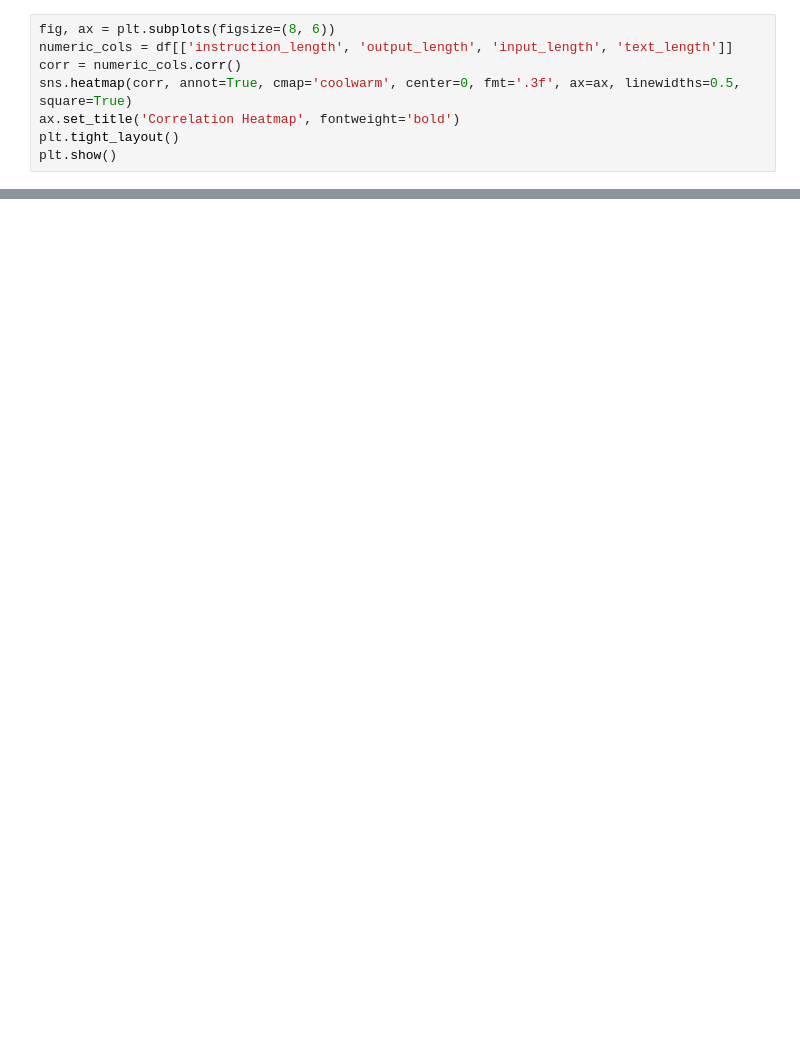
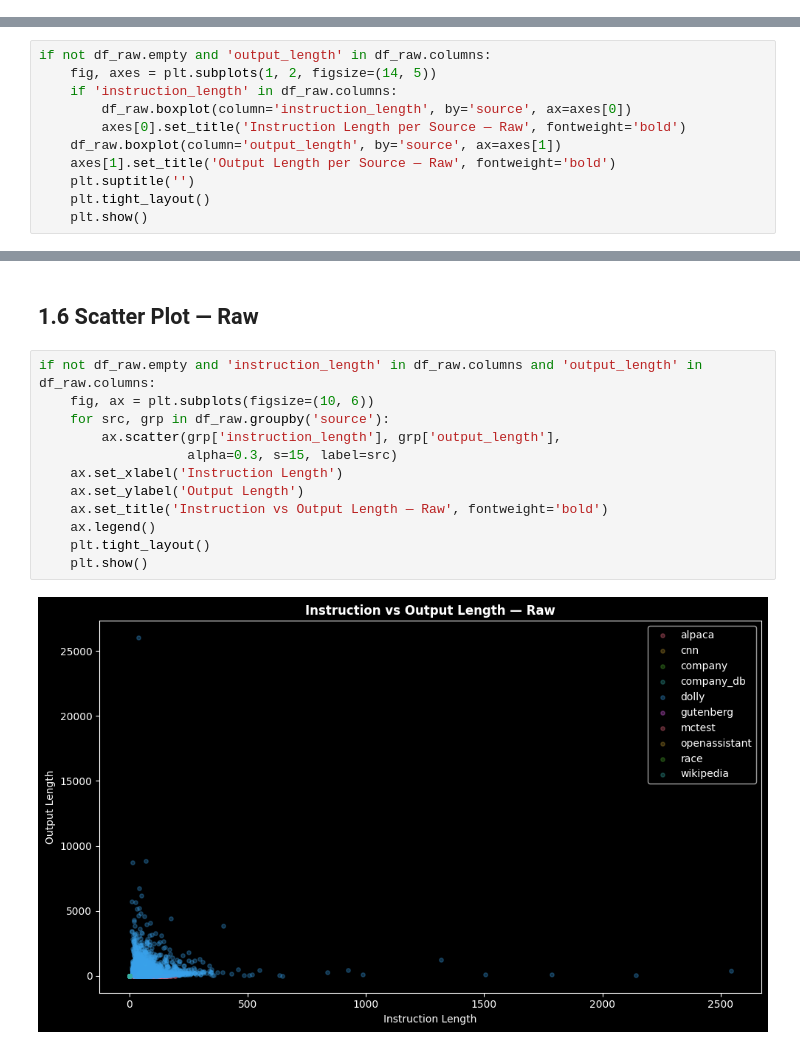
Before and after one commit to Janlearns/contextflow_ai_fine_tuning, a Jupyter notebook: notebooks/eda.ipynb, the cells around one changed output, grey strips where cells are left out. Drawn from its saved outputs; the diff is of its cells as text; blank space fills up the shorter version.

```diff
--- a/notebooks/eda.ipynb
+++ b/notebooks/eda.ipynb
@@ -189,8 +0,0 @@ plt.show()
-# %%
-fig, ax = plt.subplots(figsize=(8, 6))
-numeric_cols = df[['instruction_length', 'output_length', 'input_length', 'text_length']]
-corr = numeric_cols.corr()
-sns.heatmap(corr, annot=True, cmap='coolwarm', center=0, fmt='.3f', ax=ax, linewidths=0.5, square=True)
-ax.set_title('Correlation Heatmap', fontweight='bold')
-plt.tight_layout()
-plt.show()
@@ -230,0 +210,11 @@ plt.show()
+# %%
+if not df_raw.empty and 'output_length' in df_raw.columns:
+    fig, axes = plt.subplots(1, 2, figsize=(14, 5))
+    if 'instruction_length' in df_raw.columns:
+        df_raw.boxplot(column='instruction_length', by='source', ax=axes[0])
+        axes[0].set_title('Instruction Length per Source — Raw', fontweight='bold')
+    df_raw.boxplot(column='output_length', by='source', ax=axes[1])
+    axes[1].set_title('Output Length per Source — Raw', fontweight='bold')
+    plt.suptitle('')
+    plt.tight_layout()
+    plt.show()
@@ -230,0 +223,16 @@ plt.show()
+# %% [markdown]
+## 1.6 Scatter Plot — Raw
+# %%
+if not df_raw.empty and 'instruction_length' in df_raw.columns and 'output_length' in df_raw.columns:
+    fig, ax = plt.subplots(figsize=(10, 6))
+    for src, grp in df_raw.groupby('source'):
+        ax.scatter(grp['instruction_length'], grp['output_length'],
+                   alpha=0.3, s=15, label=src)
+    ax.set_xlabel('Instruction Length')
+    ax.set_ylabel('Output Length')
+    ax.set_title('Instruction vs Output Length — Raw', fontweight='bold')
+    ax.legend()
+    plt.tight_layout()
+    plt.show()
+# %% [output]
+[figure, added]
```
Also changed, not shown: parts of 60 cells of this notebook, 45 other files.
